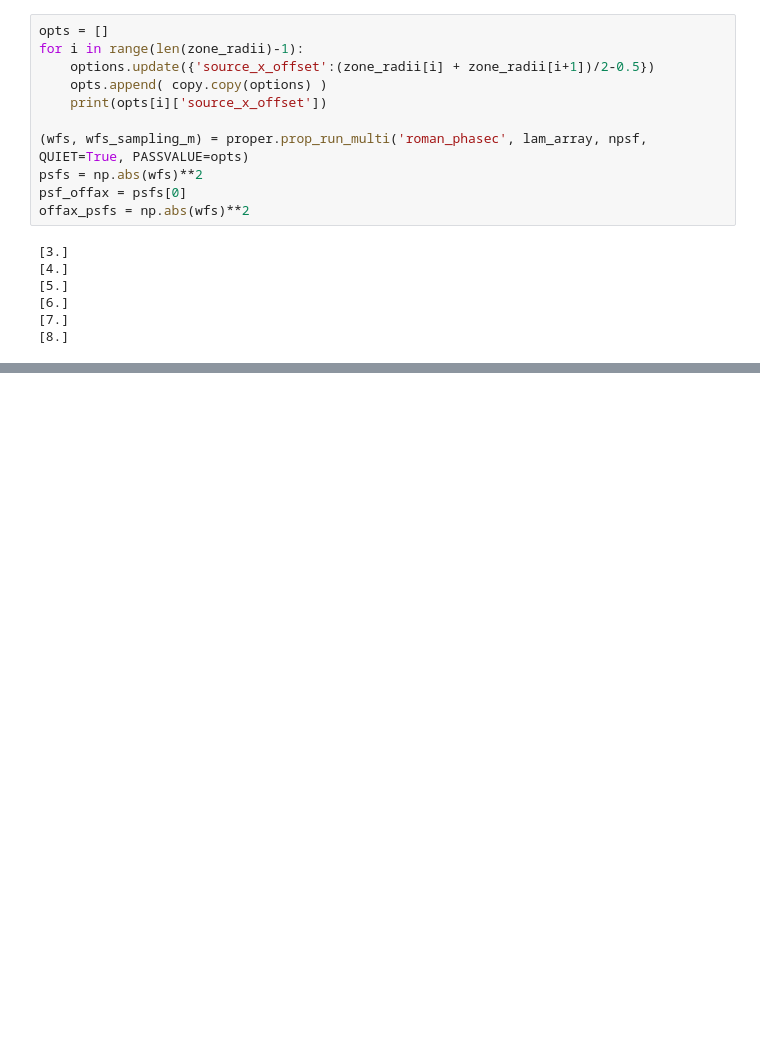
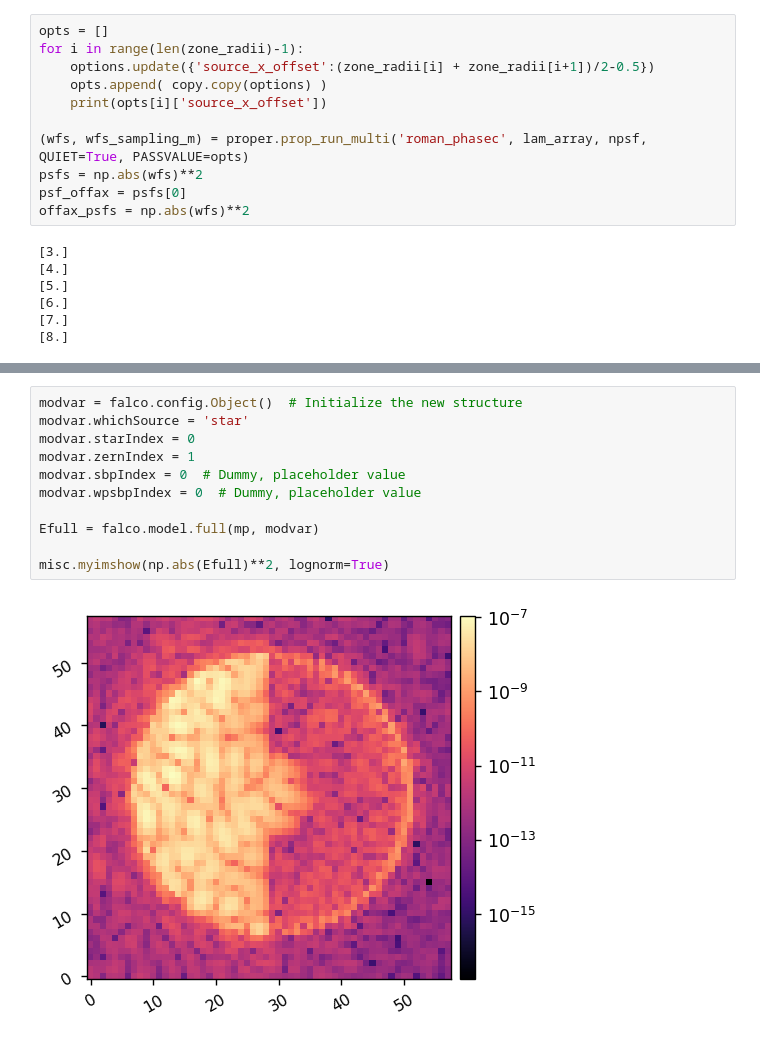
Before and after one commit to kian1377/falco-roman-cgi-dark-holes, a Jupyter notebook: run_hlc_band1_with_falco_results_v2.ipynb, the cells around one changed output, grey strips where cells are left out. Drawn from its saved outputs; the diff is of its cells as text; blank space fills up the shorter version.

```diff
--- a/run_hlc_band1_with_falco_results_v2.ipynb
+++ b/run_hlc_band1_with_falco_results_v2.ipynb
@@ -159,0 +159,13 @@ falco.plot.plot_trial_output_from_pickle(str(output_fname))
+# %%
+modvar = falco.config.Object()  # Initialize the new structure
+modvar.whichSource = 'star'
+modvar.starIndex = 0
+modvar.zernIndex = 1
+modvar.sbpIndex = 0  # Dummy, placeholder value
+modvar.wpsbpIndex = 0  # Dummy, placeholder value
+
+Efull = falco.model.full(mp, modvar)
+
+misc.myimshow(np.abs(Efull)**2, lognorm=True)
+# %% [output]
+[figure, added]
```
Also changed, not shown: parts of 6 cells of this notebook, 6 other files.
